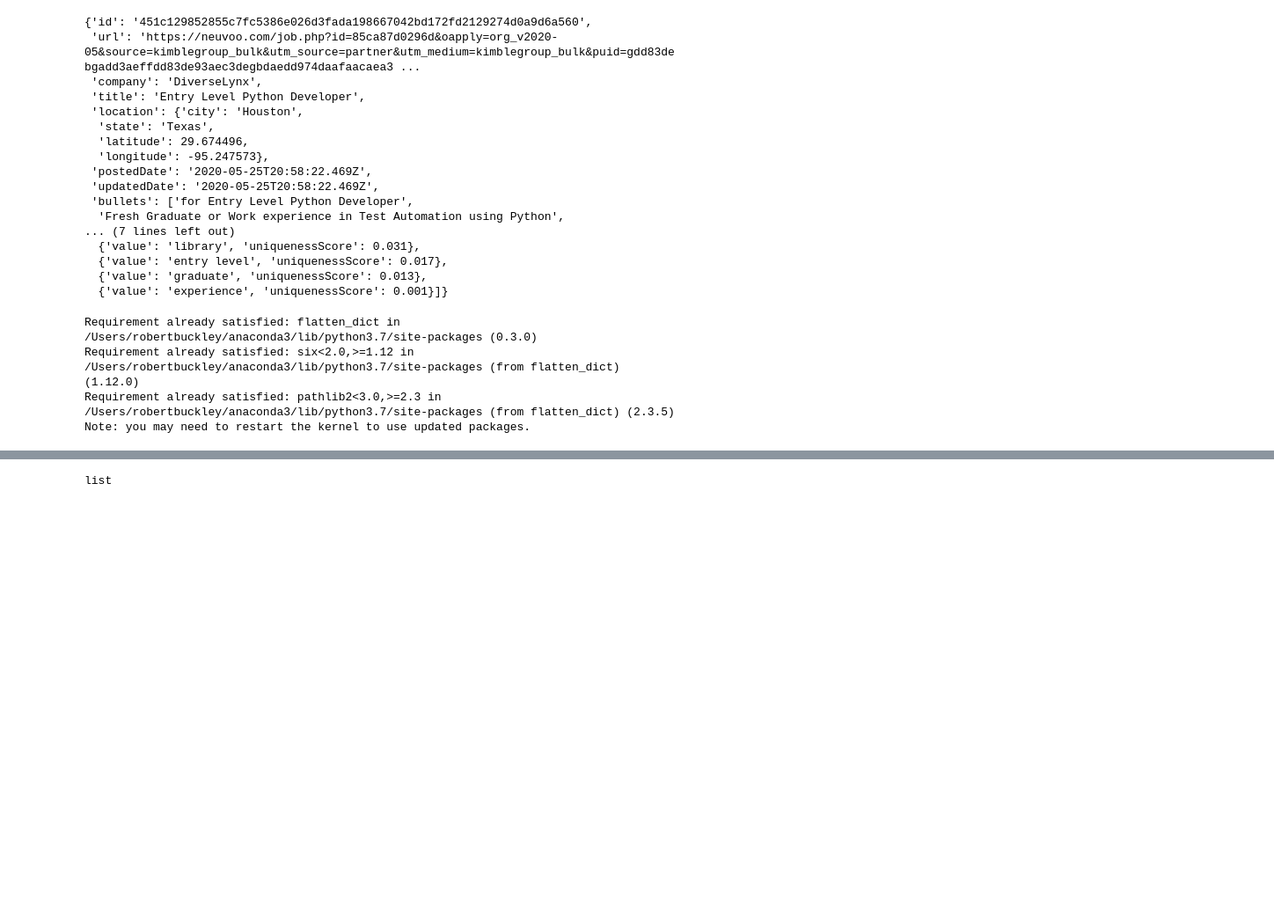
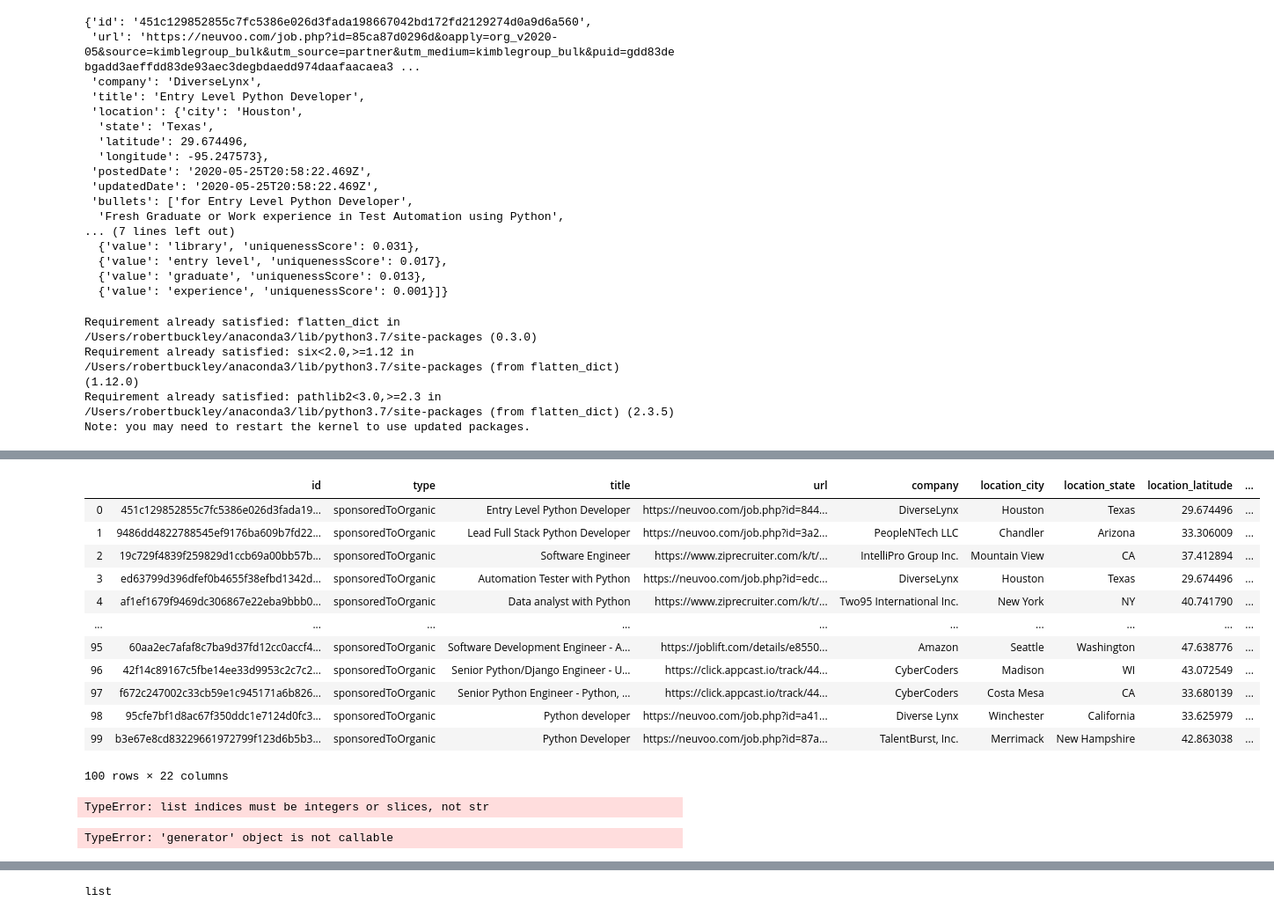
Before and after one commit to BloomTech-Labs/kondoboard-cron, a Jupyter notebook: Exploring_parameters.ipynb, the cells around one changed output, grey strips where cells are left out. Shown at 88% size. Cells and saved outputs as stored; diff of their text form; code cells hidden in the pictures; blank space fills up the shorter version.

```diff
--- a/Exploring_parameters.ipynb
+++ b/Exploring_parameters.ipynb
@@ -119,0 +148,6 @@ flat
+# %%
+# keys = [n['keywords'] for n in flat]
+keys = []
+for x in flat:
+    keys.append(x['keywords'])
+# my_tags = [n['value'] for n in j['keywords'] for j in flat]
@@ -119,0 +271,4 @@ flat
+# %%
+for dict in thing:
+    for n in dict:
+        n['keywords'] = [n['value'] for n in n['keywords']]
@@ -119,0 +305,18 @@ flat
+# %%
+df['hey'] = ""
+# %%
+df
+# %% [output]
+|  | id | type | title | url | company | location_city | location_state | location_latitude | ... |
+| 0 | 451c129852855c7fc5386e026d3fada19... | sponsoredToOrganic | Entry Level Python Developer | https://neuvoo.com/job.php?id=844... | DiverseLynx | Houston | Texas | 29.674496 | ... |
+| 1 | 9486dd4822788545ef9176ba609b7fd22... | sponsoredToOrganic | Lead Full Stack Python Developer | https://neuvoo.com/job.php?id=3a2... | PeopleNTech LLC | Chandler | Arizona | 33.306009 | ... |
+| 2 | 19c729f4839f259829d1ccb69a00bb57b... | sponsoredToOrganic | Software Engineer | https://www.ziprecruiter.com/k/t/... | IntelliPro Group Inc. | Mountain View | CA | 37.412894 | ... |
+| 3 | ed63799d396dfef0b4655f38efbd1342d... | sponsoredToOrganic | Automation Tester with Python | https://neuvoo.com/job.php?id=edc... | DiverseLynx | Houston | Texas | 29.674496 | ... |
+| 4 | af1ef1679f9469dc306867e22eba9bbb0... | sponsoredToOrganic | Data analyst with Python | https://www.ziprecruiter.com/k/t/... | Two95 International Inc. | New York | NY | 40.741790 | ... |
+| ... | ... | ... | ... | ... | ... | ... | ... | ... | ... |
+| 95 | 60aa2ec7afaf8c7ba9d37fd12cc0accf4... | sponsoredToOrganic | Software Development Engineer - A... | https://joblift.com/details/e8550... | Amazon | Seattle | Washington | 47.638776 | ... |
+| 96 | 42f14c89167c5fbe14ee33d9953c2c7c2... | sponsoredToOrganic | Senior Python/Django Engineer - U... | https://click.appcast.io/track/44... | CyberCoders | Madison | WI | 43.072549 | ... |
+| 97 | f672c247002c33cb59e1c945171a6b826... | sponsoredToOrganic | Senior Python Engineer - Python, ... | https://click.appcast.io/track/44... | CyberCoders | Costa Mesa | CA | 33.680139 | ... |
+| 98 | 95cfe7bf1d8ac67f350ddc1e7124d0fc3... | sponsoredToOrganic | Python developer | https://neuvoo.com/job.php?id=a41... | Diverse Lynx | Winchester | California | 33.625979 | ... |
+| 99 | b3e67e8cd83229661972799f123d6b5b3... | sponsoredToOrganic | Python Developer | https://neuvoo.com/job.php?id=87a... | TalentBurst, Inc. | Merrimack | New Hampshire | 42.863038 | ... |
+100 rows × 22 columns
@@ -119,0 +331,8 @@ flat
+# %%
+df['tags'] = [n['value'] for n in df['keywords']]
+# %% [output]
+TypeError: list indices must be integers or slices, not str
+# %%
+df['tags'] = df['keywords'].apply(lambda x: n['value'] for n in x)
+# %% [output]
+TypeError: 'generator' object is not callable
```
Also changed, not shown: parts of 38 cells of this notebook, 2 other files.
